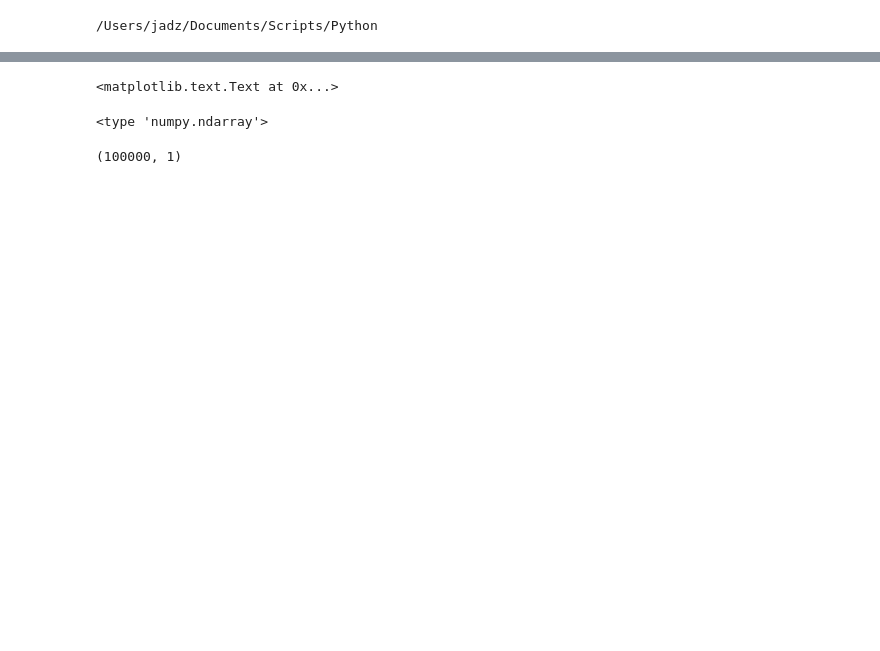
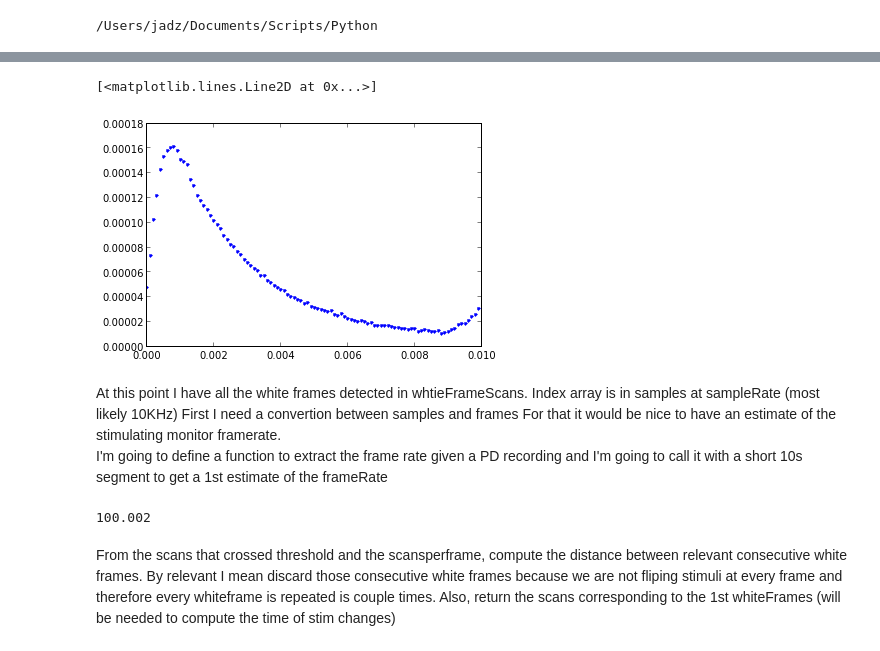
Before and after one commit to pabloj100000/work, a Jupyter notebook: Notebooks/decodePD.ipynb, the cells around one changed output, grey strips where cells are left out. Drawn from its saved outputs; the diff is of its cells as text; code cells hidden in the pictures; blank space fills up the shorter version.

```diff
--- a/Notebooks/decodePD.ipynb
+++ b/Notebooks/decodePD.ipynb
@@ -34,15 +148,0 @@ import matplotlib.pyplot as plt
-# %%
-fig, ax=plt.subplots(1)
-ax.plot(pd, '.')
-ax.set_xlabel('time')
-ax.set_ylabel('Luminance')
-# %% [output]
-<matplotlib.text.Text at 0x...>
-# %%
-print type(pd)
-# %% [output]
-<type 'numpy.ndarray'>
-# %%
-pd.shape
-# %% [output]
-(100000, 1)
@@ -50,0 +149,9 @@ ax.plot??
+# %%
+#newAxis = [0, 550, 0, 10000.0]
+#plt.axis(newAxis)
+N=100
+a=np.arange(N)*.0001
+plot(a,pd[0: N], '.')
+# %% [output]
+[<matplotlib.lines.Line2D at 0x...>]
+[figure, added]
@@ -50,0 +168,7 @@ ax.plot??
+# %% [markdown]
+At this point I have all the white frames detected in whtieFrameScans.
+Index array is in samples at sampleRate (most likely 10KHz)
+First I need a convertion between samples and frames
+For that it would be nice to have an estimate of the stimulating monitor framerate.
+I'm going to define a function to extract the frame rate given a PD recording and I'm
+going to call it with a short 10s segment to get a 1st estimate of the frameRate
@@ -50,0 +222,8 @@ ax.plot??
+# %%
+scansperframe = getScansPerFrame(pd)
+print scansperframe
+# %% [output]
+100.002
+# %% [markdown]
+From the scans that crossed threshold and the scansperframe, compute the distance between relevant consecutive white frames.
+By relevant I mean discard those consecutive white frames because we are not fliping stimuli at every frame and therefore every whiteframe is repeated is couple times. Also, return the scans corresponding to the 1st whiteFrames (will be needed to compute the time of stim changes)
```
Also changed, not shown: parts of 31 cells of this notebook, 2 other files.
